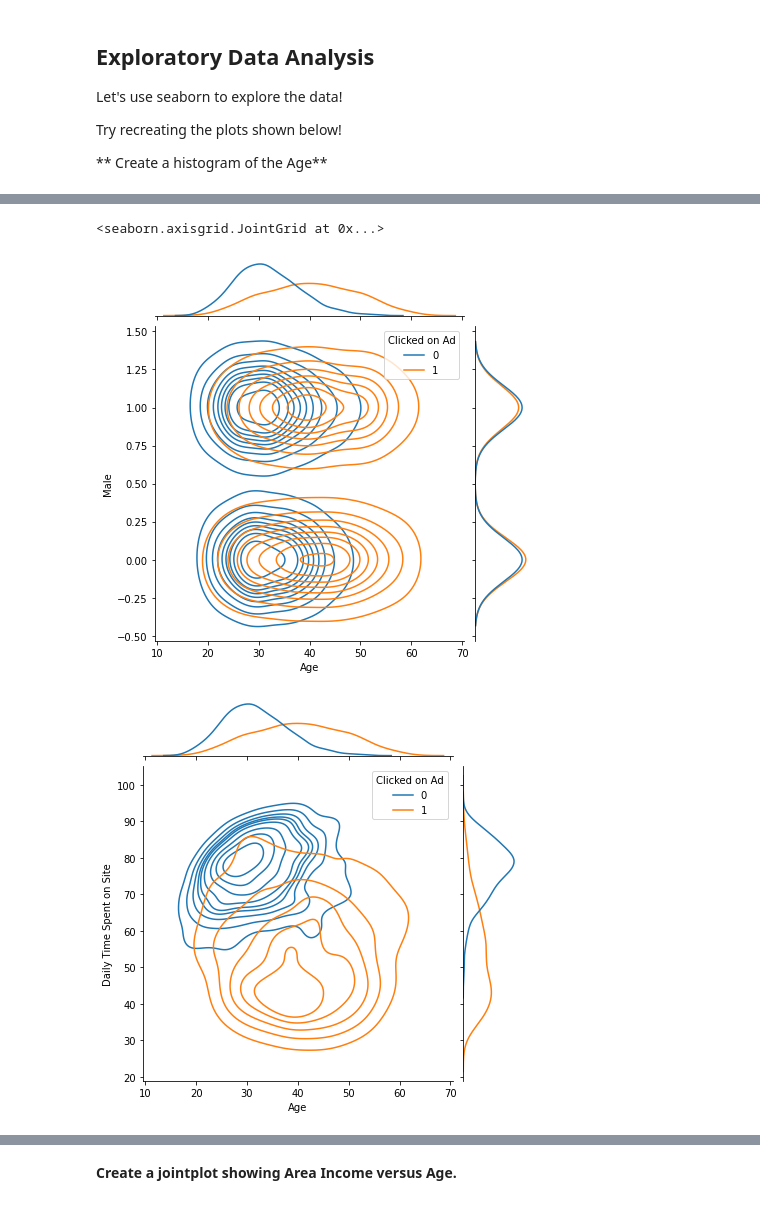
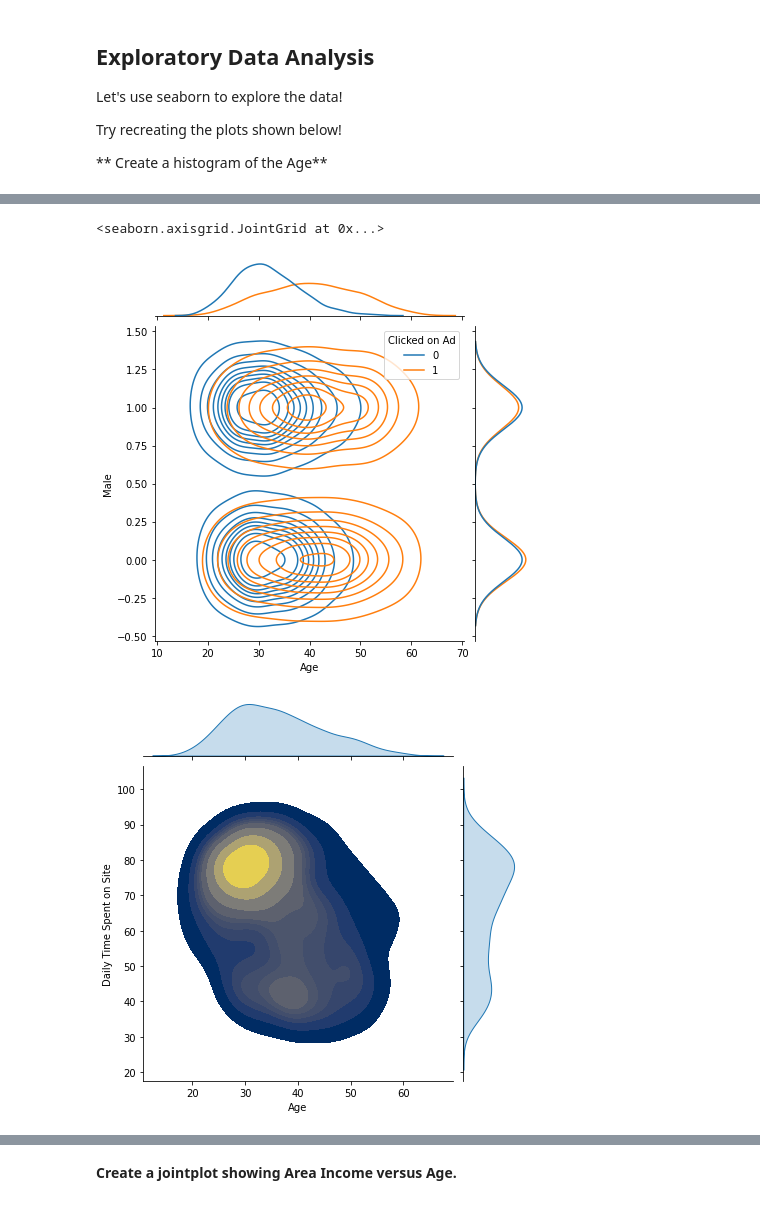
Before and after one commit to sku1978/sk-share-repo, a Jupyter notebook: LogisticRegression/advertising/LogisticRegressionAdvertising.ipynb, the cells around one changed output, grey strips where cells are left out. Drawn from its saved outputs; the diff is of its cells as text; code cells hidden in the pictures.

```diff
--- a/LogisticRegression/advertising/LogisticRegressionAdvertising.ipynb
+++ b/LogisticRegression/advertising/LogisticRegressionAdvertising.ipynb
@@ -106,7 +108,9 @@ sns.scatterplot(x='Age', y='Daily Internet Usage', data=ad_data, hue='Clicked on
 # %%
 sns.jointplot(x='Age', y='Male', data=ad_data, hue='Clicked on Ad', kind="kde")
-sns.jointplot(x='Age', y='Daily Time Spent on Site', data=ad_data, hue='Clicked on Ad', kind="kde")
+sns.jointplot(x='Age', y='Daily Time Spent on Site', data=ad_data, kind="kde", cmap='cividis', fill=True)
+sns.jointplot(x='Age', y='Area Income', data=ad_data, kind="kde", cmap='cividis', fill=True)
+sns.jointplot(x='Daily Time Spent on Site', y='Daily Internet Usage', data=ad_data, kind="kde", cmap='cividis', fill=True)
 # %% [output]
 <seaborn.axisgrid.JointGrid at 0x...>
 [figure]
-[figure, old version]
+[figure, new version]
```
Also changed, not shown: parts of 12 cells of this notebook.
